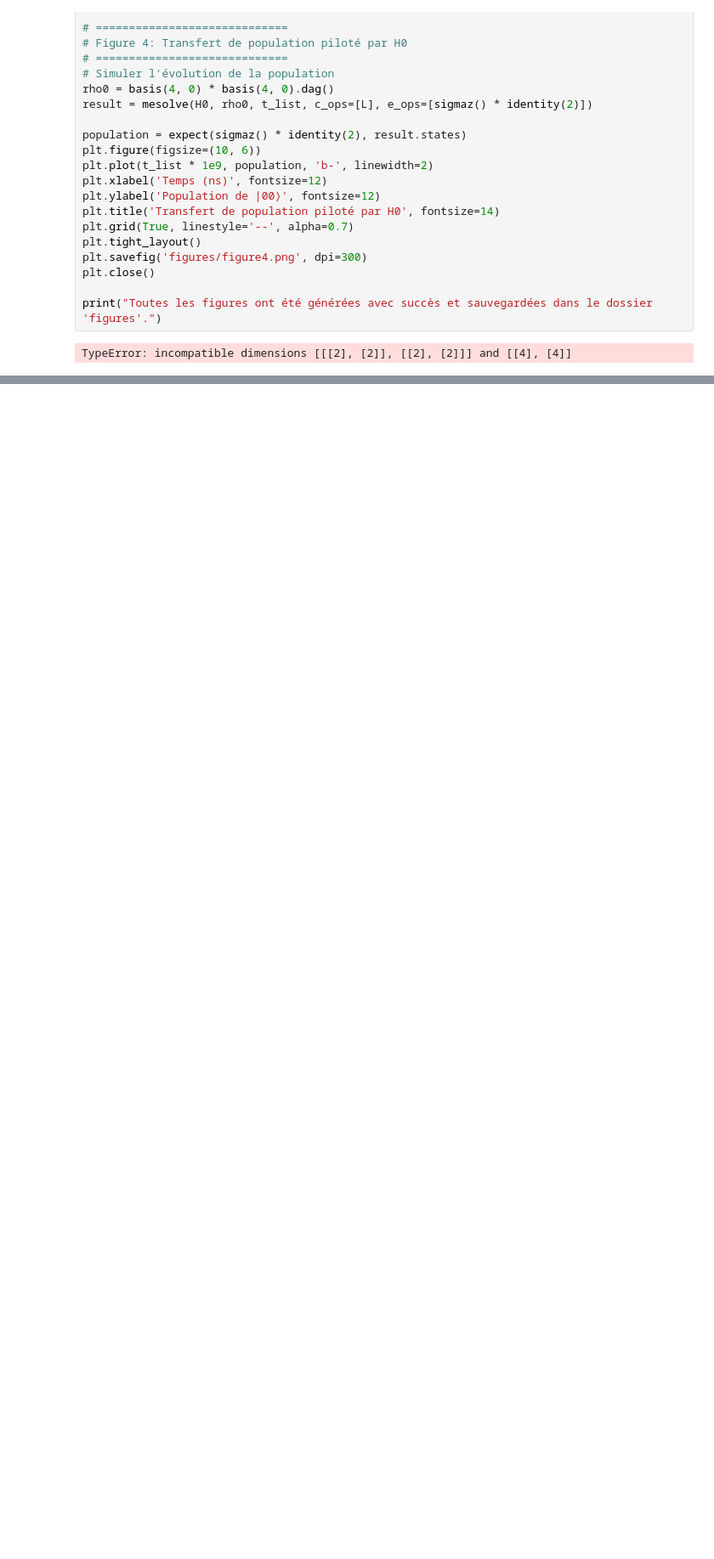
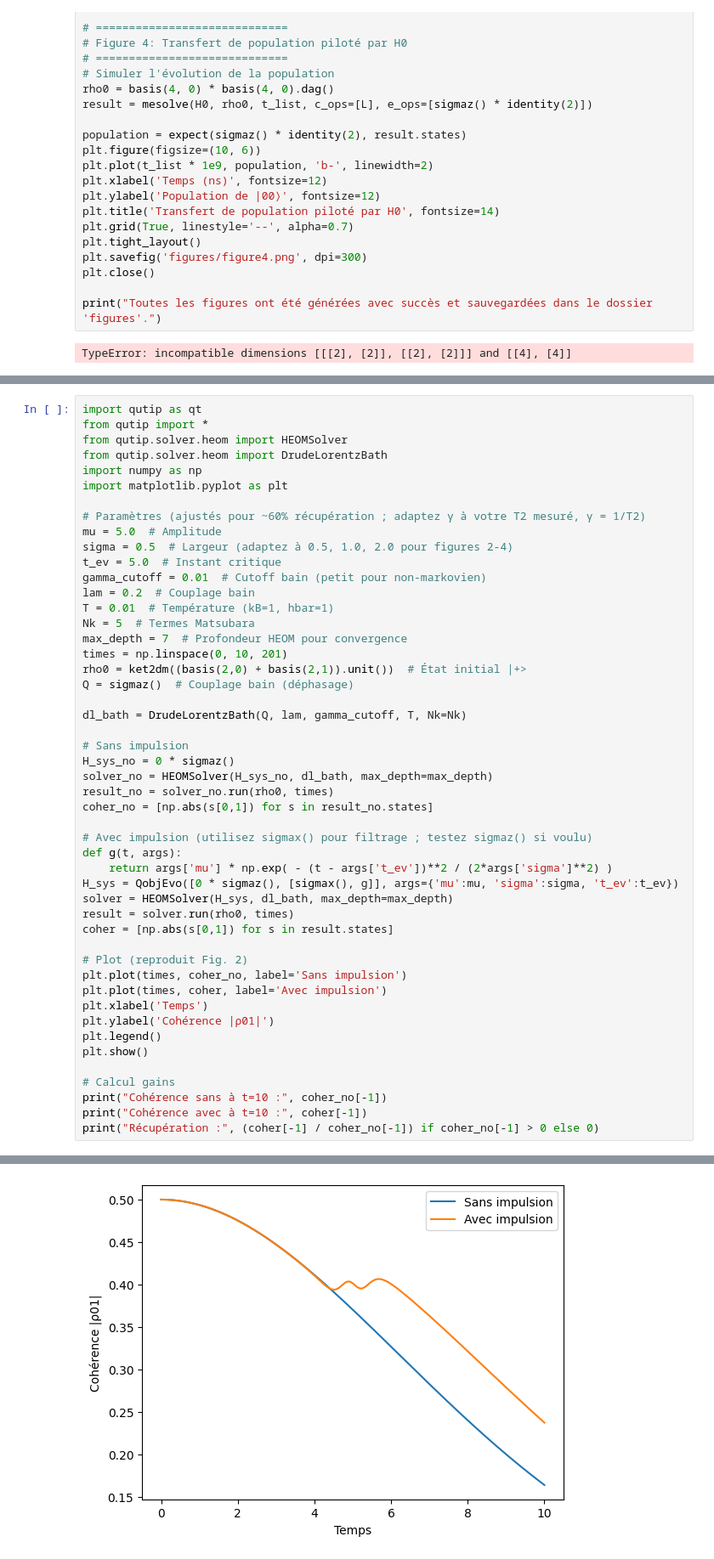
Before and after one commit to student64-ahmadi/physic_quant, a Jupyter notebook: analyse_des_ondes_gravitationnelles.ipynb, the cells around one changed output, grey strips where cells are left out. Shown at 85% size. Drawn from its saved outputs; the diff is of its cells as text; blank space fills up the shorter version.

```diff
--- a/analyse_des_ondes_gravitationnelles.ipynb
+++ b/analyse_des_ondes_gravitationnelles.ipynb
@@ -758,0 +816,50 @@ TypeError: incompatible dimensions [[[2], [2]], [[2], [2]]] and [[4], [4]]
+# %%
+import qutip as qt
+from qutip import *
+from qutip.solver.heom import HEOMSolver
+from qutip.solver.heom import DrudeLorentzBath
+import numpy as np
+import matplotlib.pyplot as plt
+
+# Paramètres (ajustés pour ~60% récupération ; adaptez γ à votre T2 mesuré, γ = 1/T2)
+mu = 5.0  # Amplitude
+sigma = 0.5  # Largeur (adaptez à 0.5, 1.0, 2.0 pour figures 2-4)
+t_ev = 5.0  # Instant critique
+gamma_cutoff = 0.01  # Cutoff bain (petit pour non-markovien)
+lam = 0.2  # Couplage bain
+T = 0.01  # Température (kB=1, hbar=1)
+Nk = 5  # Termes Matsubara
+max_depth = 7  # Profondeur HEOM pour convergence
+times = np.linspace(0, 10, 201)
+rho0 = ket2dm((basis(2,0) + basis(2,1)).unit())  # État initial |+>
+Q = sigmaz()  # Couplage bain (déphasage)
+
+dl_bath = DrudeLorentzBath(Q, lam, gamma_cutoff, T, Nk=Nk)
+
+# Sans impulsion
+H_sys_no = 0 * sigmaz()
+solver_no = HEOMSolver(H_sys_no, dl_bath, max_depth=max_depth)
+result_no = solver_no.run(rho0, times)
+coher_no = [np.abs(s[0,1]) for s in result_no.states]
+
+# Avec impulsion (utilisez sigmax() pour filtrage ; testez sigmaz() si voulu)
+def g(t, args):
+    return args['mu'] * np.exp( - (t - args['t_ev'])**2 / (2*args['sigma']**2) )
+H_sys = QobjEvo([0 * sigmaz(), [sigmax(), g]], args={'mu':mu, 'sigma':sigma, 't_ev':t_ev})
+solver = HEOMSolver(H_sys, dl_bath, max_depth=max_depth)
+result = solver.run(rho0, times)
+coher = [np.abs(s[0,1]) for s in result.states]
+
+# Plot (reproduit Fig. 2)
+plt.plot(times, coher_no, label='Sans impulsion')
+plt.plot(times, coher, label='Avec impulsion')
+plt.xlabel('Temps')
+plt.ylabel('Cohérence |ρ01|')
+plt.legend()
+plt.show()
+
+# Calcul gains
+print("Cohérence sans à t=10 :", coher_no[-1])
+print("Cohérence avec à t=10 :", coher[-1])
+print("Récupération :", (coher[-1] / coher_no[-1]) if coher_no[-1] > 0 else 0)
+# %% [output]
@@ -758,0 +883 @@ TypeError: incompatible dimensions [[[2], [2]], [[2], [2]]] and [[4], [4]]
+[figure, added]
```
Also changed, not shown: parts of 11 cells of this notebook.
